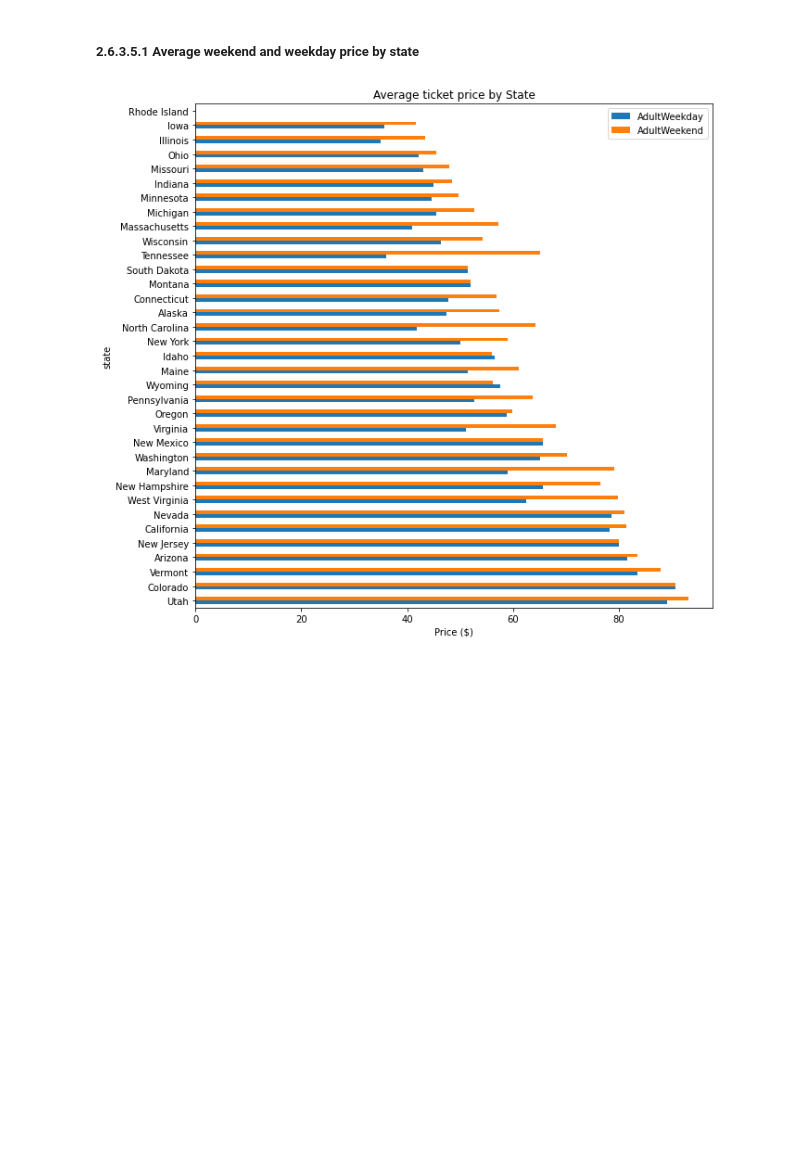
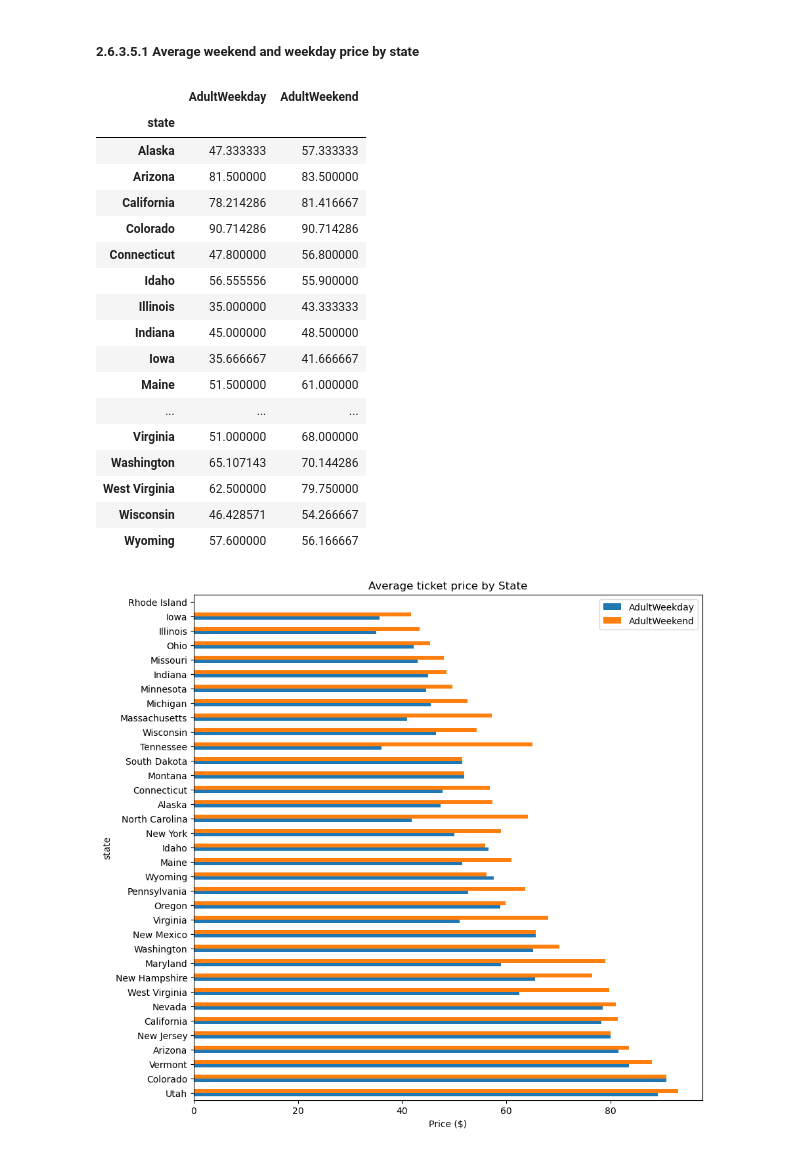
Before and after one commit to ajamkotc/DataScienceGuidedCapstone, a Jupyter notebook: Notebooks/02_data_wrangling.ipynb, the cells around one changed output. Cells and saved outputs as stored; diff of their text form; code cells hidden in the pictures; blank space fills up the shorter version.

```diff
--- a/Notebooks/02_data_wrangling.ipynb
+++ b/Notebooks/02_data_wrangling.ipynb
@@ -324,9 +374,27 @@ Our primary focus is our Big Mountain resort, in Montana. Does the state give yo
 # %%
 #Code task 14#
 # Calculate average weekday and weekend price by state and sort by the average of the two
-# Hint: use the pattern dataframe.groupby(<grouping variable>)[<list of columns>].mean()
-state_price_means = ski_data.___(___)[[___, ___]].mean()
-state_price_means.head()
+state_price_means = ski_data.groupby('state')[['AdultWeekday', 'AdultWeekend']].mean().sort_values('state')
+state_price_means
+# %% [output]
+|  | AdultWeekday | AdultWeekend |
+| state |  |  |
+| Alaska | 47.333333 | 57.333333 |
+| Arizona | 81.500000 | 83.500000 |
+| California | 78.214286 | 81.416667 |
+| Colorado | 90.714286 | 90.714286 |
+| Connecticut | 47.800000 | 56.800000 |
+| Idaho | 56.555556 | 55.900000 |
+| Illinois | 35.000000 | 43.333333 |
+| Indiana | 45.000000 | 48.500000 |
+| Iowa | 35.666667 | 41.666667 |
+| Maine | 51.500000 | 61.000000 |
+| ... | ... | ... |
+| Virginia | 51.000000 | 68.000000 |
+| Washington | 65.107143 | 70.144286 |
+| West Virginia | 62.500000 | 79.750000 |
+| Wisconsin | 46.428571 | 54.266667 |
+| Wyoming | 57.600000 | 56.166667 |
 # %%
 # The next bit simply reorders the index by increasing average of weekday and weekend prices
 # Compare the index order you get from
```
Also changed, not shown: parts of 18 cells of this notebook.
